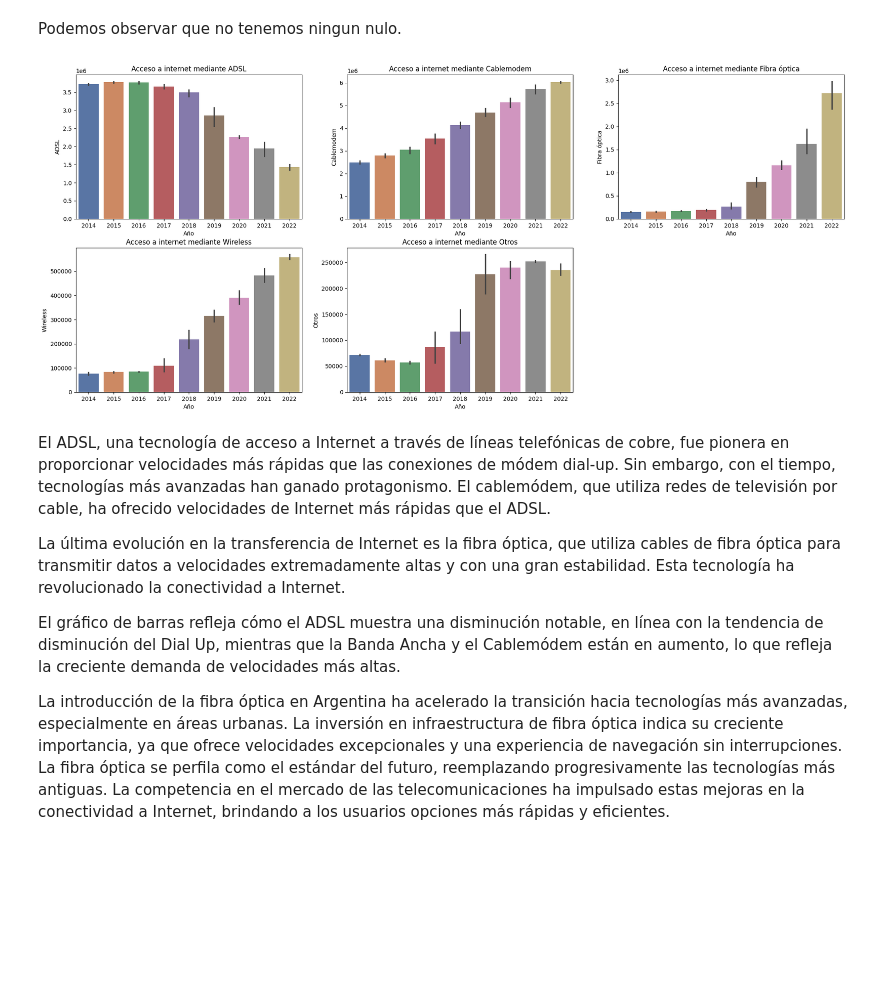
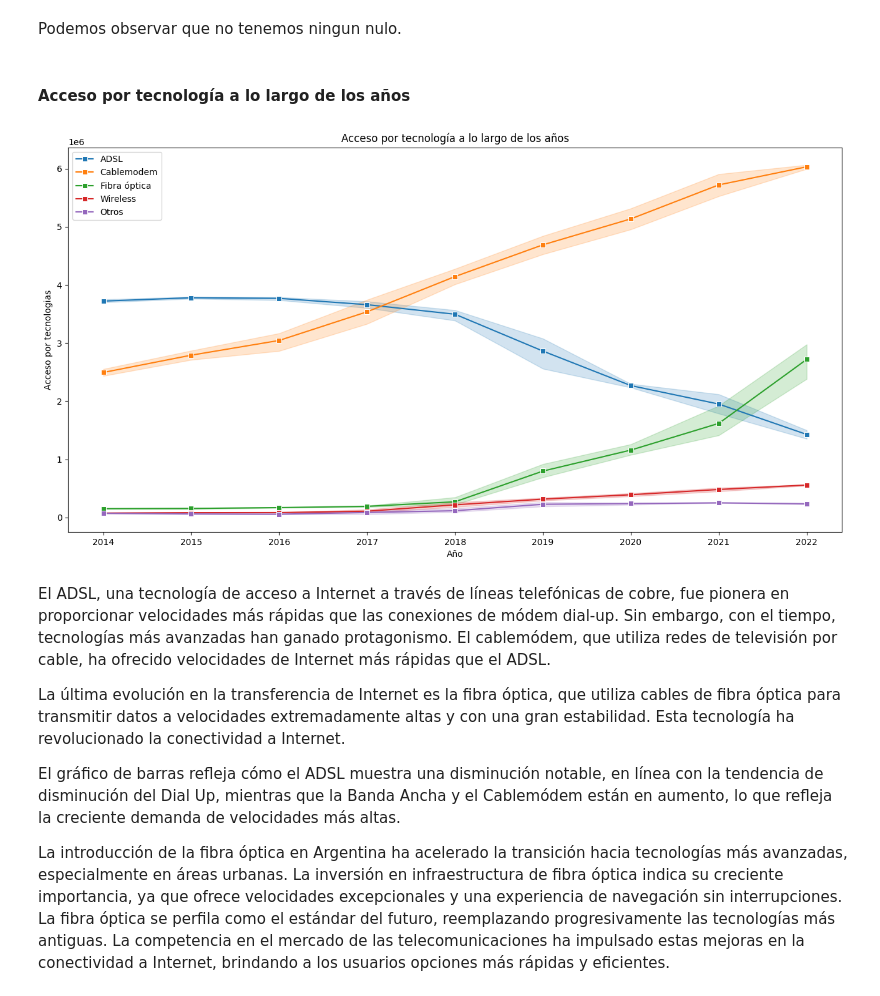
Before and after one commit to DamianAlbarino/Data-analysis-de-telecomunicaciones, a Jupyter notebook: EDA.ipynb, the cells around one changed output. Saved outputs shown, nothing was run; the diff lists cells and outputs as text; code cells hidden in the pictures; blank space fills up the shorter version.

```diff
--- a/EDA.ipynb
+++ b/EDA.ipynb
@@ -441,30 +298,20 @@ dtypes: int64(8), object(1)
 memory usage: 2.7+ KB
 # %% [markdown]
 Podemos observar que no tenemos ningun nulo.
-# %%
-plt.figure(figsize=(24,10))
-plt.subplot(2,3,1)
-sns.barplot(x='Año', y='ADSL', data = df, palette='deep', legend = False, hue='Año')
-plt.title('Acceso a internet mediante ADSL')
-plt.subplot(2,3,2)
-
-sns.barplot(x='Año', y='Cablemodem', data = df, palette='deep', legend = False, hue='Año')
-plt.title('Acceso a internet mediante Cablemodem')
-plt.subplot(2,3,3)
-
-sns.barplot(x='Año', y='Fibra óptica', data = df, palette='deep', legend = False, hue='Año')
-plt.title('Acceso a internet mediante Fibra óptica')
-plt.subplot(2,3,4)
-
-sns.barplot(x='Año', y='Wireless', data = df, palette='deep', legend = False, hue='Año')
-plt.title('Acceso a internet mediante Wireless')
-plt.subplot(2,3,5)
-
-sns.barplot(x='Año', y='Otros', data = df, palette='deep', legend = False, hue='Año')
-plt.title('Acceso a internet mediante Otros')
-plt.show()
-# %% [output]
-[figure, removed]
+# %% [markdown]
+#### Acceso por tecnología a lo largo de los años
+# %%
+plt.figure(figsize=(16,8))
+sns.lineplot(x='Año', y='ADSL', data = df, label = 'ADSL', marker = 's')
+sns.lineplot(x='Año', y='Cablemodem', data = df, label = 'Cablemodem', marker = 's')
+sns.lineplot(x='Año', y='Fibra óptica', data = df, label = 'Fibra óptica', marker = 's')
+sns.lineplot(x='Año', y='Wireless', data = df, label = 'Wireless', marker = 's')
+sns.lineplot(x='Año', y='Otros', data = df, label = 'Otros', marker = 's')
+plt.ylabel('Acceso por tecnologias')
+plt.title('Acceso por tecnología a lo largo de los años')
+plt.show()
+# %% [output]
+[figure, added]
 # %% [markdown]
 
 El ADSL, una tecnología de acceso a Internet a través de líneas telefónicas de cobre, fue pionera en proporcionar velocidades más rápidas que las conexiones de módem dial-up. Sin embargo, con el tiempo, tecnologías más avanzadas han ganado protagonismo. El cablemódem, que utiliza redes de televisión por cable, ha ofrecido velocidades de Internet más rápidas que el ADSL.
```
Also changed, not shown: parts of 75 cells of this notebook, 18 other files.
